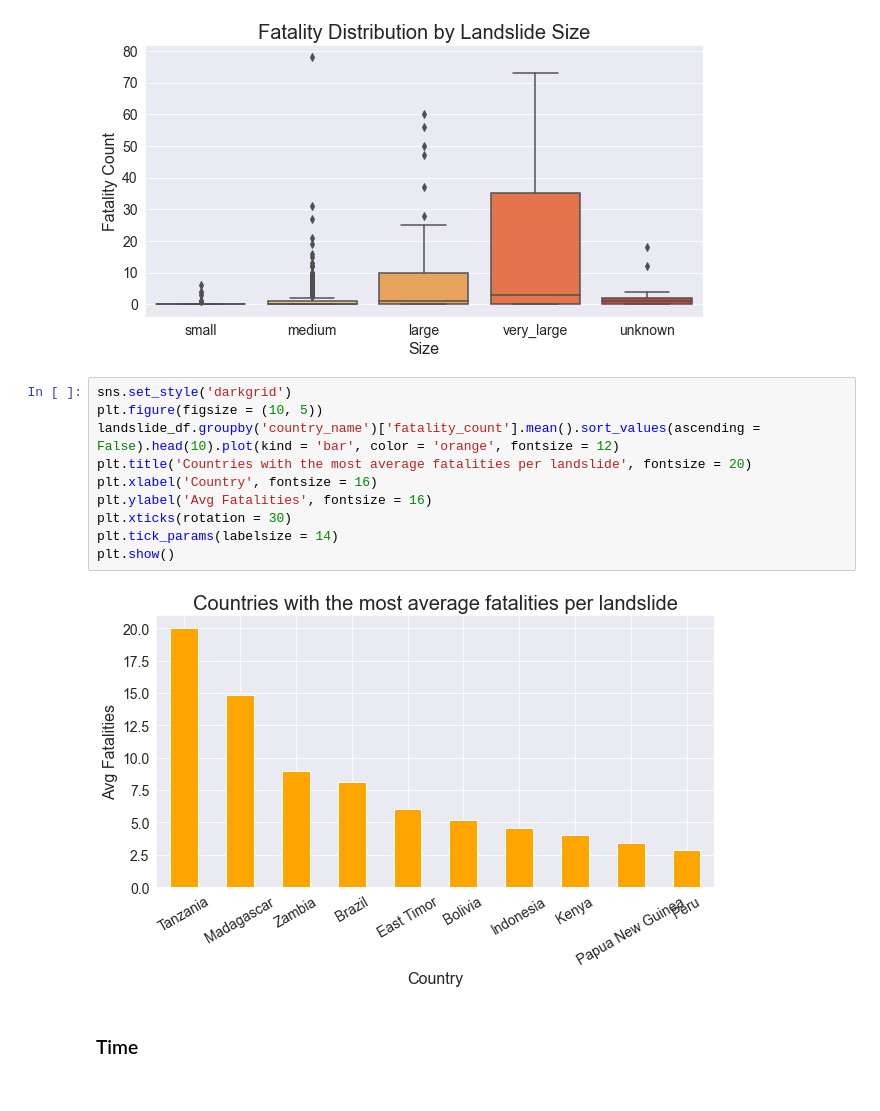
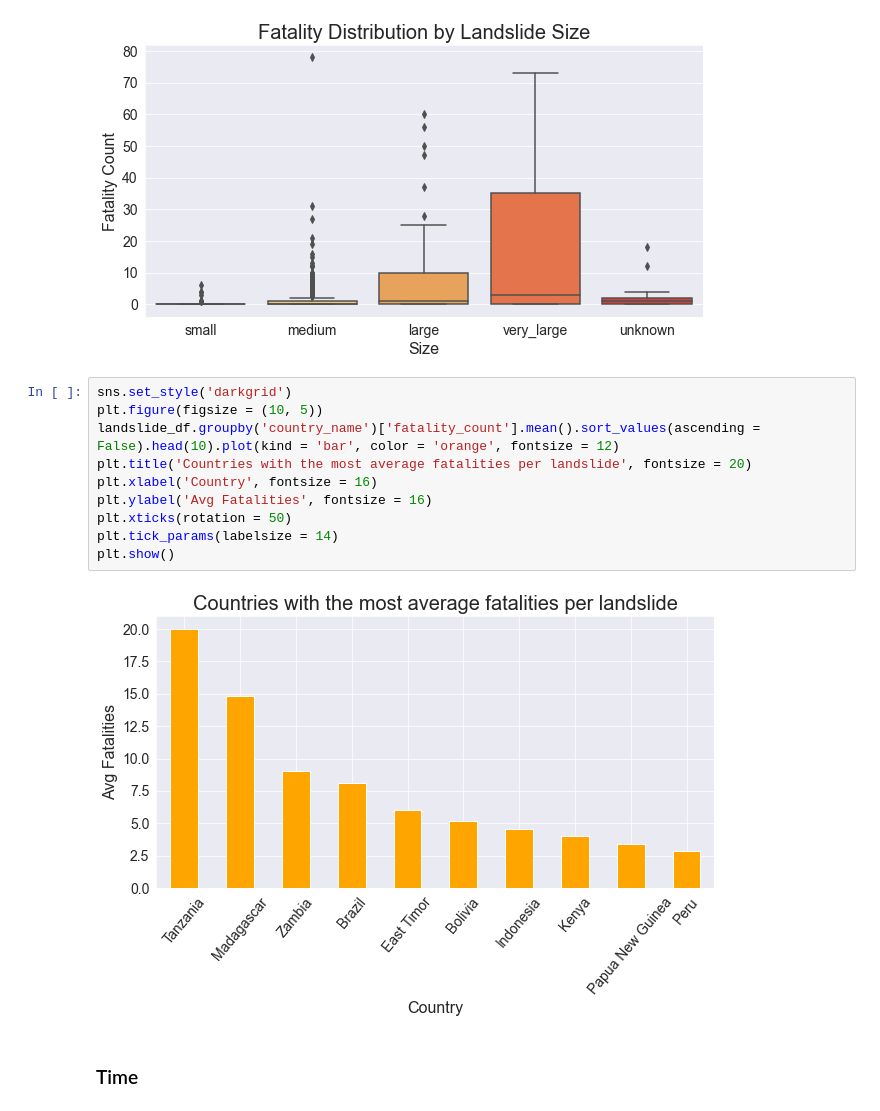
Before and after one commit to katelynnelson38/nasa_api, a Jupyter notebook: landslide_api_eda.ipynb, the cells around one changed output. Saved outputs shown, nothing was run; the diff lists cells and outputs as text.

```diff
--- a/landslide_api_eda.ipynb
+++ b/landslide_api_eda.ipynb
@@ -265,15 +261,15 @@ plt.show()
 # %%
 sns.set_style('darkgrid')
 plt.figure(figsize = (10, 5))
 landslide_df.groupby('country_name')['fatality_count'].mean().sort_values(ascending = False).head(10).plot(kind = 'bar', color = 'orange', fontsize = 12)
 plt.title('Countries with the most average fatalities per landslide', fontsize = 20)
 plt.xlabel('Country', fontsize = 16)
 plt.ylabel('Avg Fatalities', fontsize = 16)
-plt.xticks(rotation = 30)
+plt.xticks(rotation = 50)
 plt.tick_params(labelsize = 14)
 plt.show()
 # %% [output]
-[figure, old version]
+[figure, new version]
 # %% [markdown]
 ### Time
 # %%
```
Also changed, not shown: parts of 8 cells of this notebook.
